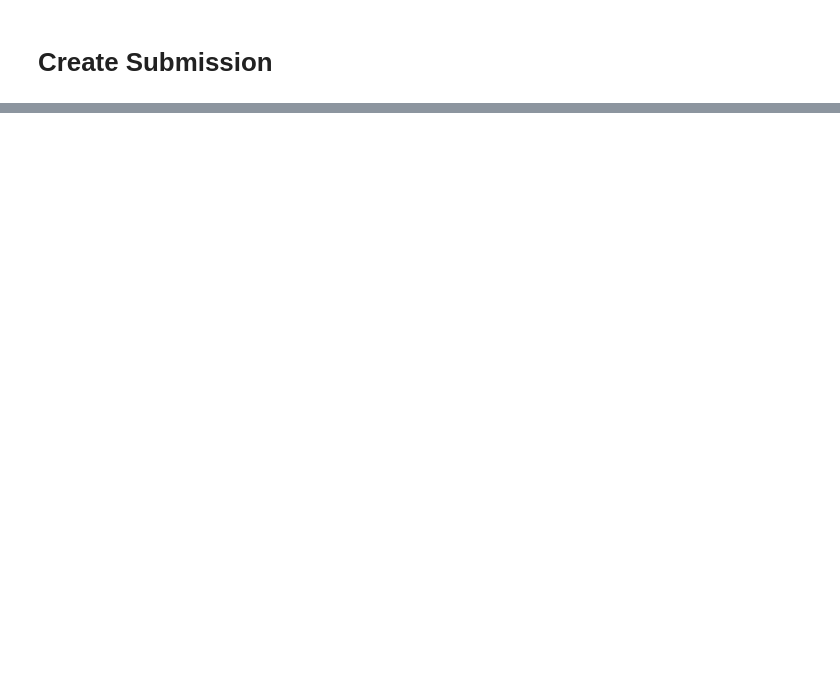
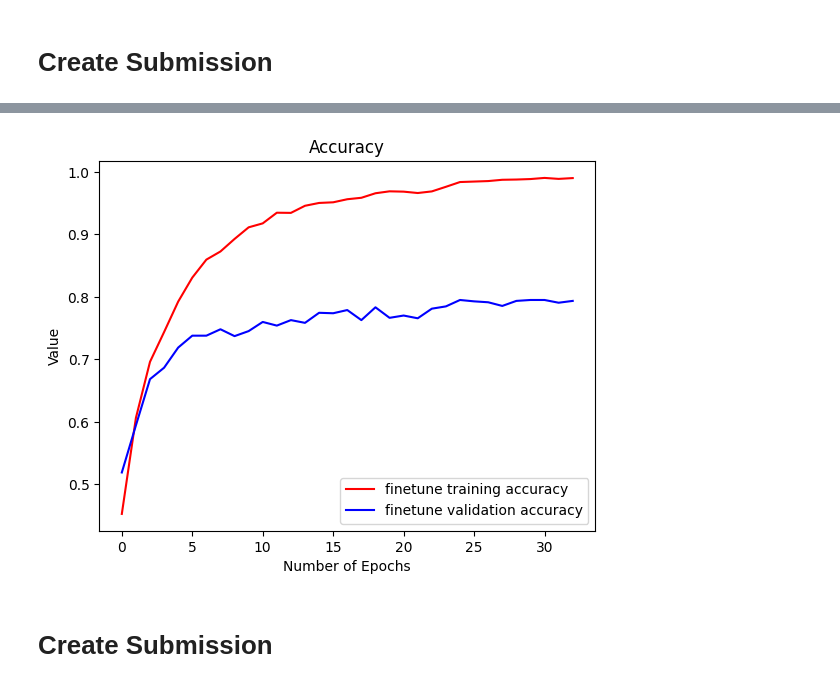
Before and after one commit to jasperfue/AIIM, a Jupyter notebook: notebook.ipynb, the cells around one changed output, grey strips where cells are left out. Saved outputs shown, nothing was run; the diff lists cells and outputs as text; code cells hidden in the pictures; blank space fills up the shorter version.

```diff
--- a/notebook.ipynb
+++ b/notebook.ipynb
@@ -403,0 +543,28 @@ df.to_csv('./submission.csv', index=False)
+# %%
+# import keras
+# Unfreeze the base model
+# base_model.trainable = True
+
+def unfreeze_model(model):
+    # We unfreeze the top 20 layers while leaving BatchNorm layers frozen
+    for layer in model.layers[-30:]:
+
+      # Checken, ob teil des base models unfreezt werden oder ganzes base_model
+      print(layer.name)
+      if not isinstance(layer, BatchNormalization):
+            layer.trainable = True
+
+    model.compile(optimizer=Adam(1e-4),  # Very low learning rate
+              loss='categorical_crossentropy', metrics=['accuracy'])
+
+unfreeze_model(model)
+early_stopping = EarlyStopping(monitor='val_accuracy', patience=8, restore_best_weights=True)
+reduce_lr = ReduceLROnPlateau(monitor='val_accuracy', factor=0.2, patience=4, min_lr=1e-6)
+
+history_finetune = model.fit(
+    train_ds_preprocessed,
+    validation_data=validation_ds_preprocessed,
+    epochs=epochs,
+    batch_size=batch_size,
+    callbacks=[early_stopping, reduce_lr]
+)
@@ -403,0 +611,13 @@ df.to_csv('./submission.csv', index=False)
+# %%
+# Plot the loss and accuracy curves for training and validation
+plt.plot(history_finetune.history['accuracy'], color='r', label="finetune training accuracy")
+plt.plot(history_finetune.history['val_accuracy'], color='b', label="finetune validation accuracy")
+plt.title("Accuracy")
+plt.xlabel("Number of Epochs")
+plt.ylabel("Value")
+plt.legend()
+plt.show()
+# %% [output]
+[figure, added]
+# %% [markdown]
+# Create Submission
```
Also changed, not shown: parts of 24 cells of this notebook.
